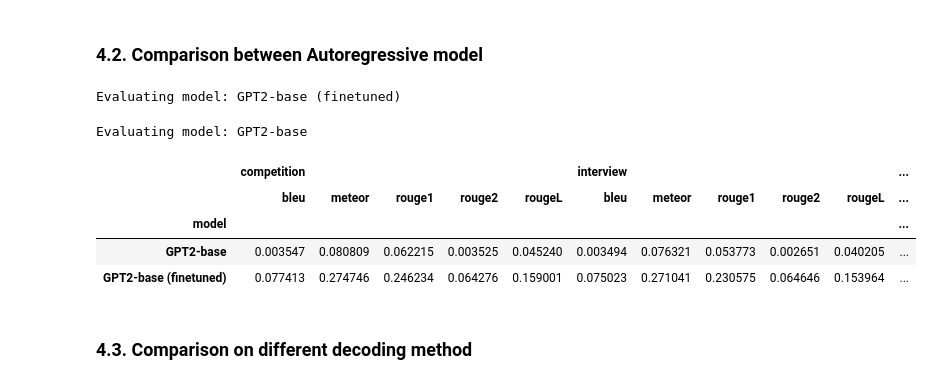
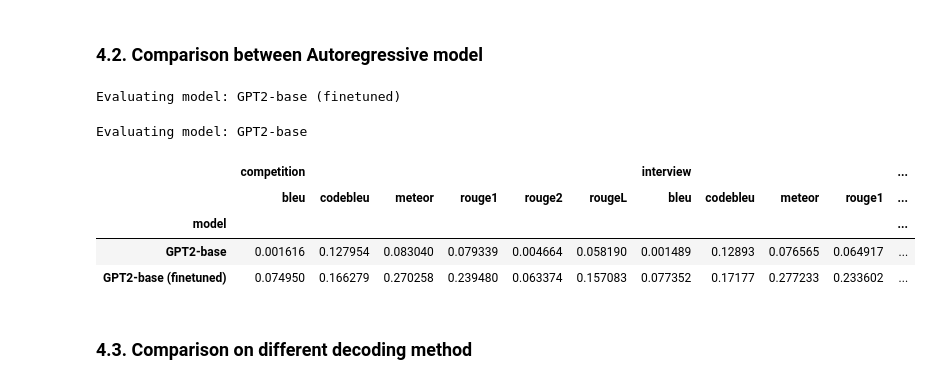
Before and after one commit to 18520339/python-auto-coder, a Jupyter notebook: code_generation_evaluation.ipynb, the cells around one changed output. Cells and saved outputs as stored; diff of their text form; code cells hidden in the pictures.

```diff
--- a/code_generation_evaluation.ipynb
+++ b/code_generation_evaluation.ipynb
@@ -270,9 +310,10 @@ def evaluate_autoregressive_model(model, tokenizer, test_dataset):
 # %% [markdown]
 ### 4.1. Comparison between different Seq2Seq on the entire test set (different difficulty levels)
 # %%
-model_comparison_results_df = pd.DataFrame(columns=['model', 'difficulty', 'bleu', 'rouge1', 'rouge2', 'rougeL', 'meteor'])
+model_comparison_results_df = pd.DataFrame(columns=['model', 'difficulty', 'bleu', 'codebleu', 'rouge1', 'rouge2', 'rougeL', 'meteor'])
 
-all_difficulty_lvls = ['all'] + list(set(cleaned_cpa_test_set['difficulty']))
+# all_difficulty_lvls = ['all'] + list(set(cleaned_cpa_test_set['difficulty']))
+all_difficulty_lvls = list(set(cleaned_cpa_test_set['difficulty']))
 def select_samples_based_on_difficulties(dataset, difficulty='all'):
   return dataset if (difficulty == 'all') else dataset.filter(lambda example: example['difficulty'] == difficulty)
 
@@ -284,21 +325,21 @@ for model_name in ["T5-base (finetuned)", "T5-base"]:
   ## for each difficulty levels
   for lvl in all_difficulty_lvls:
     # Filter out the test set to only the current level
-    test_dataset_lvl = select_samples_based_on_difficulties(cleaned_cpa_test_set, difficulty=lvl)
+    test_dataset_lvl = select_samples_based_on_difficulties(cleaned_cpa_test_set, difficulty=lvl) # test
 
     ## Run evaluation
-    if model_name.startswith("T5"):
-      metrics = evaluate_seq2seq_model(model, tokenizer, test_dataset_lvl)
-    elif model_name.startswith("GPT"):
-      metrics = evaluate_autoregressive_model(model, tokenizer, test_dataset_lvl)
+    metrics, preds = evaluate_seq2seq_model(model, tokenizer, test_dataset_lvl)
 
+    # Save pred path for later use
+    with open(os.path.join(saved_predictions_path, f"{model_name}_{lvl}_predictions.pkl"), "wb") as f:
+      pickle.dump(preds, f)
 
-    model_comparison_results_df.loc[len(model_comparison_results_df)] = [model_name, lvl, metrics['test_bleu'], metrics['test_rouge1'], metrics['test_rouge2'], metrics['test_rougeL'], metrics['test_meteor']]
+    model_comparison_results_df.loc[len(model_comparison_results_df)] = [model_name, lvl, metrics['test_bleu'], metrics['test_codebleu'], metrics['test_rouge1'], metrics['test_rouge2'], metrics['test_rougeL'], metrics['test_meteor']]
 
-
-model_comparison_results_df = model_comparison_results_df.pivot(index="model", columns="difficulty", values=["bleu", "rouge1", "rouge2", "rougeL", "meteor"])
+model_comparison_results_df = model_comparison_results_df.pivot(index="model", columns="difficulty", values=["bleu", "codebleu", "rouge1", "rouge2", "rougeL", "meteor"])
 model_comparison_results_df = model_comparison_results_df.sort_index(axis=1, level=1)
 model_comparison_results_df.columns = pd.MultiIndex.from_tuples([(d, m) for m, d in model_comparison_results_df.columns])
+model_comparison_results_df.to_excel(os.path.join(saved_results_path, "seq2seq_model_comparison_results.xlsx"))
 model_comparison_results_df
 # %% [output]
 Evaluating model: T5-base (finetuned)
@@ -320,45 +361,42 @@ Evaluating model: T5-base
 # %% [markdown]
 ### 4.2. Comparison between Autoregressive model
 # %%
-model_comparison_results_df = pd.DataFrame(columns=['model', 'difficulty', 'bleu', 'rouge1', 'rouge2', 'rougeL', 'meteor'])
+model_comparison_results_df = pd.DataFrame(columns=['model', 'difficulty', 'bleu', 'codebleu', 'rouge1', 'rouge2', 'rougeL', 'meteor'])
 
 # all_difficulty_lvls = ['all'] + list(set(cleaned_cpa_test_set['difficulty']))
 all_difficulty_lvls = list(set(cleaned_cpa_test_set['difficulty']))
-# only evaluate on all diff levels and the first 1500 test samples
-# all_difficulty_lvls = ['all']
-# cleaned_cpa_test_set = cleaned_cpa_test_set.select(range(1500))
 
 def select_samples_based_on_difficulties(dataset, difficulty='all'):
   return dataset if (difficulty == 'all') else dataset.filter(lambda example: example['difficulty'] == difficulty)
 
 for model_name in ["GPT2-base (finetuned)", "GPT2-base"]:
   print(f"Evaluating model: {model_name}")
   model = all_models[model_name]["model"]
   tokenizer = all_models[model_name]["tokenizer"]
 
   ## for each difficulty levels
   for lvl in all_difficulty_lvls:
     # Filter out the test set to only the current level
     test_dataset_lvl = select_samples_based_on_difficulties(cleaned_cpa_test_set, difficulty=lvl)
 
-    ## Run evaluation
-    if model_name.startswith("T5"):
-      metrics = evaluate_seq2seq_model(model, tokenizer, test_dataset_lvl)
-    elif model_name.startswith("GPT"):
-      metrics = evaluate_autoregressive_model(model, tokenizer, test_dataset_lvl)
+    metrics, preds = evaluate_autoregressive_model(model, tokenizer, test_dataset_lvl)
 
-    model_comparison_results_df.loc[len(model_comparison_results_df)] = [model_name, lvl, metrics['test_bleu'], metrics['test_rouge1'], metrics['test_rouge2'], metrics['test_rougeL'], metrics['test_meteor']]
+    # Save pred path for later use
+    with open(os.path.join(saved_predictions_path, f"{model_name}_{lvl}_predictions.pkl"), "wb") as f:
+      pickle.dump(preds, f)
 
+    model_comparison_results_df.loc[len(model_comparison_results_df)] = [model_name, lvl, metrics['bleu'], metrics['codebleu'], metrics['rouge1'], metrics['rouge2'], metrics['rougeL'], metrics['meteor']]
 
-model_comparison_results_df = model_comparison_results_df.pivot(index="model", columns="difficulty", values=["bleu", "rouge1", "rouge2", "rougeL", "meteor"])
+model_comparison_results_df = model_comparison_results_df.pivot(index="model", columns="difficulty", values=["bleu", "codebleu", "rouge1", "rouge2", "rougeL", "meteor"])
 model_comparison_results_df = model_comparison_results_df.sort_index(axis=1, level=1)
 model_comparison_results_df.columns = pd.MultiIndex.from_tuples([(d, m) for m, d in model_comparison_results_df.columns])
+model_comparison_results_df.to_excel(os.path.join(saved_results_path, "autoregressive_model_comparison_results.xlsx"))
 model_comparison_results_df
 # %% [output]
 Evaluating model: GPT2-base (finetuned)
 Evaluating model: GPT2-base
-|  | competition |  |  |  |  | interview |  |  |  |  | ... |
-|  | bleu | meteor | rouge1 | rouge2 | rougeL | bleu | meteor | rouge1 | rouge2 | rougeL | ... |
+|  | competition |  |  |  |  |  | interview |  |  |  | ... |
+|  | bleu | codebleu | meteor | rouge1 | rouge2 | rougeL | bleu | codebleu | meteor | rouge1 | ... |
 | model |  |  |  |  |  |  |  |  |  |  | ... |
-| GPT2-base | 0.003547 | 0.080809 | 0.062215 | 0.003525 | 0.045240 | 0.003494 | 0.076321 | 0.053773 | 0.002651 | 0.040205 | ... |
-| GPT2-base (finetuned) | 0.077413 | 0.274746 | 0.246234 | 0.064276 | 0.159001 | 0.075023 | 0.271041 | 0.230575 | 0.064646 | 0.153964 | ... |
+| GPT2-base | 0.001616 | 0.127954 | 0.083040 | 0.079339 | 0.004664 | 0.058190 | 0.001489 | 0.12893 | 0.076565 | 0.064917 | ... |
+| GPT2-base (finetuned) | 0.074950 | 0.166279 | 0.270258 | 0.239480 | 0.063374 | 0.157083 | 0.077352 | 0.17177 | 0.277233 | 0.233602 | ... |
```
Also changed, not shown: parts of 10 cells of this notebook, 5 other files.
